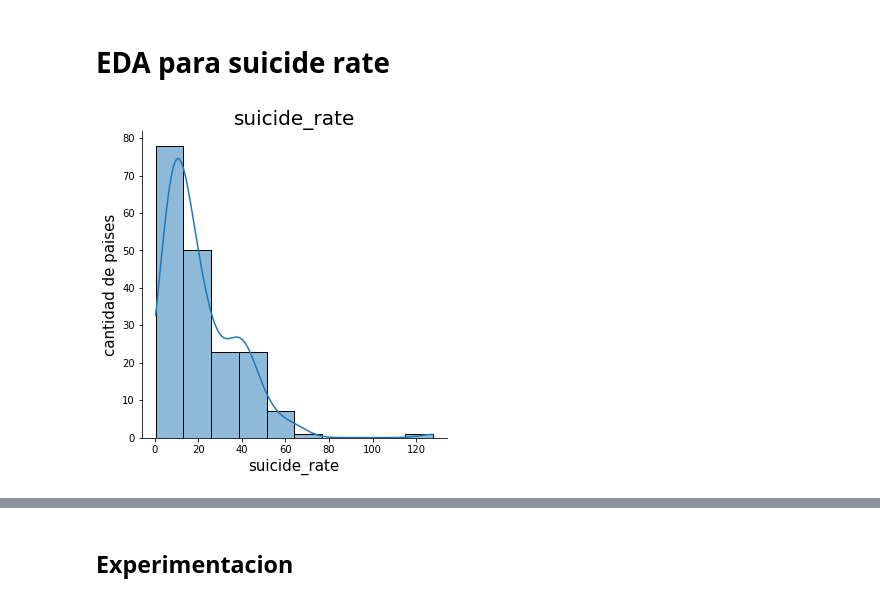
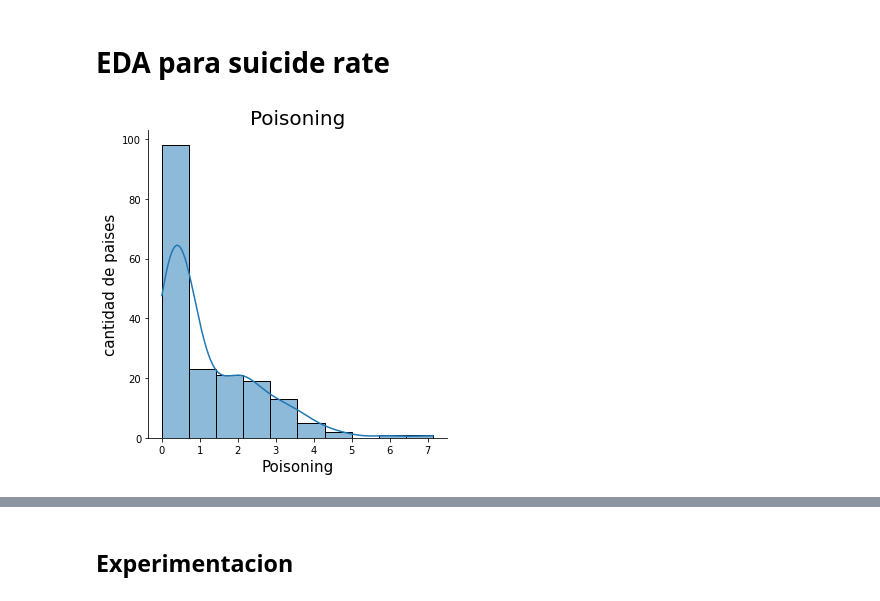
Before and after one commit to facutotaro/metnum-tp3, a Jupyter notebook: linea_experimentacion_1/linea_experimentacion_1.ipynb, the cells around one changed output, grey strips where cells are left out. Cells and saved outputs as stored; diff of their text form; code cells hidden in the pictures.

Commit message:
poison

```diff
--- a/linea_experimentacion_1/linea_experimentacion_1.ipynb
+++ b/linea_experimentacion_1/linea_experimentacion_1.ipynb
@@ -23,8 +23,10 @@ df.loc[india_index,"infant deaths"] = df["infant deaths"].mean()
 # reemplazamos valores nulos por promedio de la feature
 values = {}
 
-cols = df.columns[3:-1]
+cols = list(df.columns[3:-2])
+cols.append(df.columns[-1])
 
+print(cols)
 for c in cols:
 
     values[c] = df[c].mean()
@@ -91,14 +100,14 @@ Index(['Unnamed: 0', 'Country', 'Life expectancy', 'Adult Mortality',
 # %% [markdown]
 # EDA para suicide rate
 # %%
-feature = "suicide_rate"
+feature = "Poisoning"
 sns.displot(df[feature], bins = 10, kde = True)
 plt.title(feature, fontsize = 20)
 plt.ylabel("cantidad de paises", fontsize = 15)
 plt.xlabel(feature, fontsize = 15)
 plt.show()
 # %% [output]
-[figure, old version]
+[figure, new version]
 # %%
 df_corr = df.corr()
 cols = df_corr.columns
```
Also changed, not shown: parts of 4 cells of this notebook, 1 other file.
